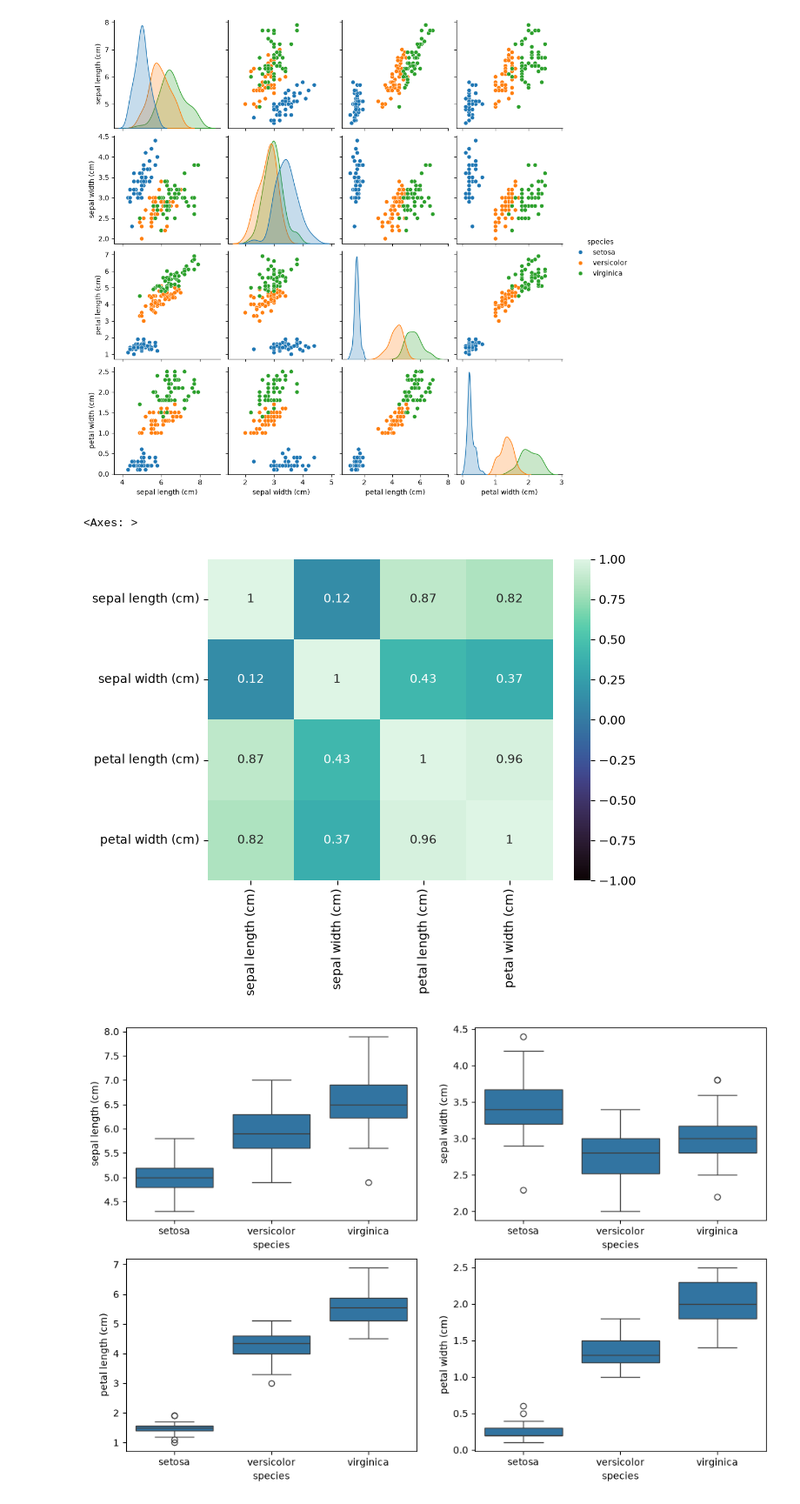
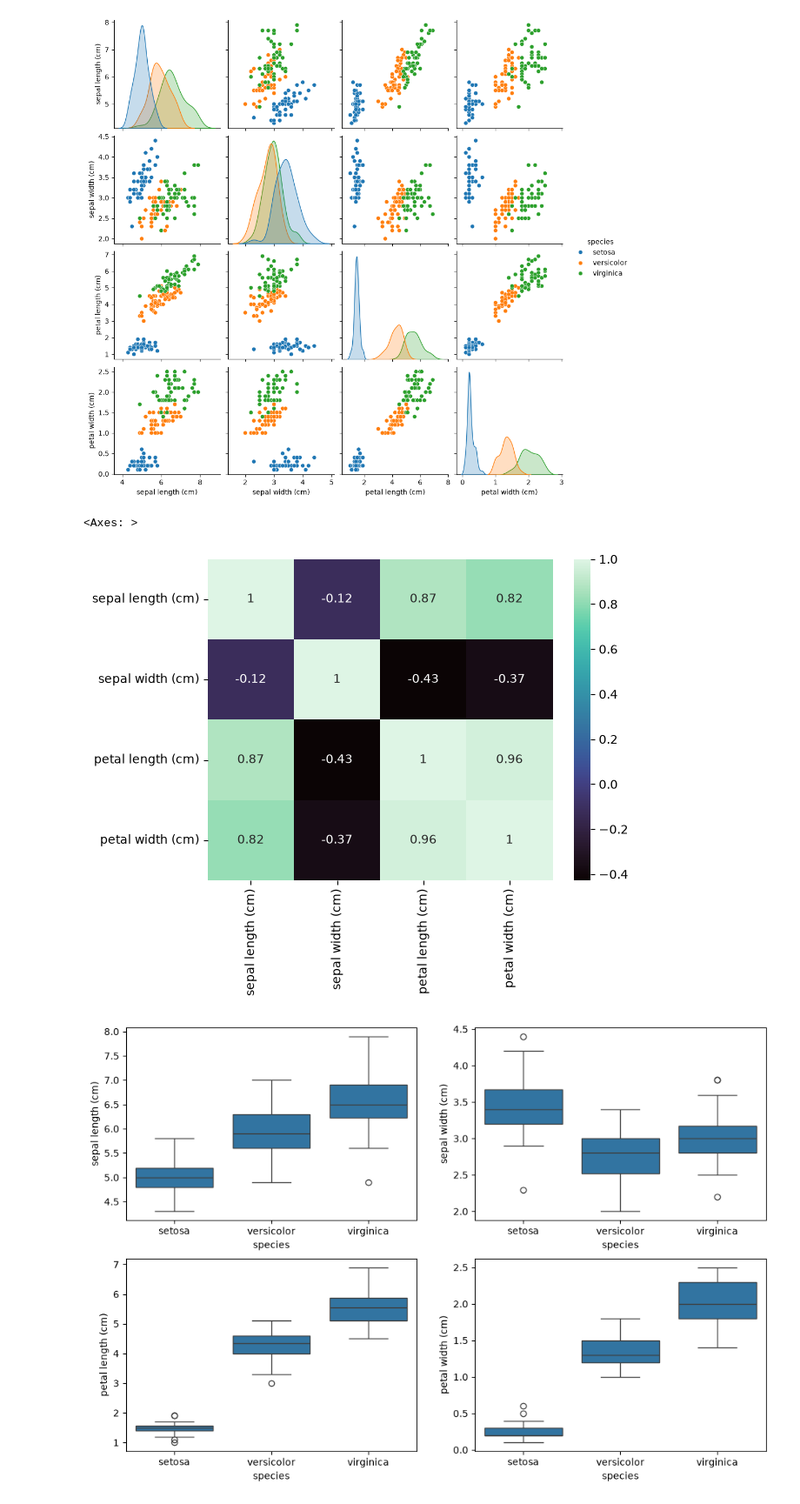
Before and after one commit to Ri-Dearg/aiml-labs, a Jupyter notebook: lab4a.ipynb, the cells around one changed output. Shown at 87% size. Cells and saved outputs as stored; diff of their text form; code cells hidden in the pictures.

```diff
--- a/lab4a.ipynb
+++ b/lab4a.ipynb
@@ -132,10 +133,10 @@ sns.pairplot(df.drop(columns='target'), hue='species')
 [figure]
 # %%
 # In general, sepal width has low correlation.
-sns.heatmap(df[iris.feature_names].corr().abs(), annot=True, cmap='mako', vmin=-1, vmax=1)
+sns.heatmap(df[iris.feature_names].corr(), annot=True, cmap='mako')
 # %% [output]
 <Axes: >
-[figure, old version]
+[figure, new version]
 # %%
 # A few outliers exist in for each species but non are particularly extreme.
 fig, axes = plt.subplots(2, 2, figsize=(12, 8))
```
Also changed, not shown: parts of 8 cells of this notebook.
